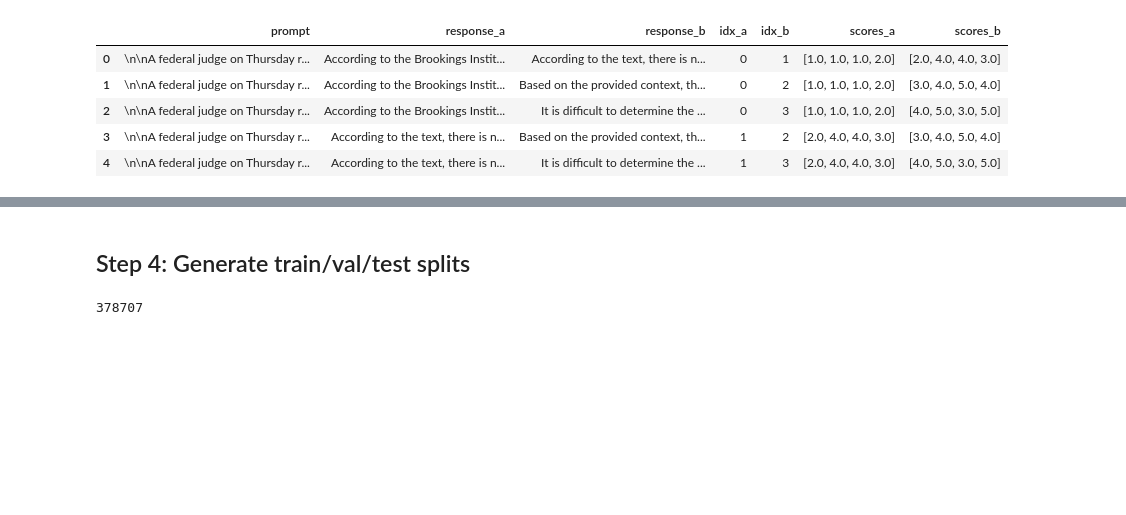
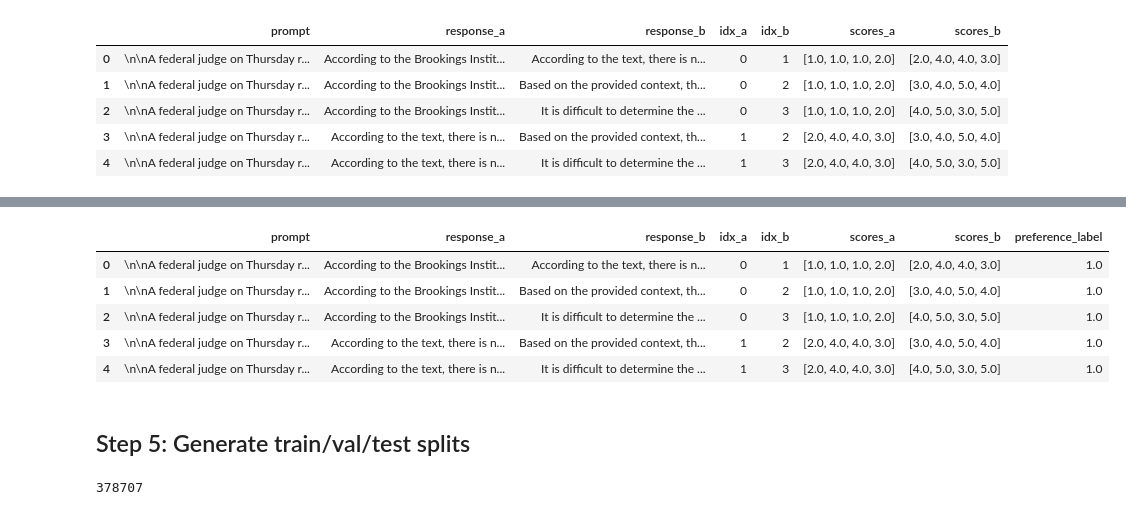
Before and after one commit to kasia-kobalczyk/cb-rm, a Jupyter notebook: src/data/get_uf_dataset.ipynb, the cells around one changed output, grey strips where cells are left out. Drawn from its saved outputs; the diff is of its cells as text; code cells hidden in the pictures; blank space fills up the shorter version.

```diff
--- a/src/data/get_uf_dataset.ipynb
+++ b/src/data/get_uf_dataset.ipynb
@@ -191,0 +172,4 @@ labels_ds.save_to_disk(f"{root}/datasets/ultrafeedback/labels/openbmb_average")
+# %%
+ds = load_from_disk(f"{root}/datasets/ultrafeedback/pairs")
+df = ds.to_pandas()
+df.head()
@@ -191,0 +183,31 @@ labels_ds.save_to_disk(f"{root}/datasets/ultrafeedback/labels/openbmb_average")
+# %%
+# Define rewards based on the sum of all 4 dimensions
+# If any of the scores are NaN, set this score to 3.0
+def reward(scores):
+    scores = np.where(
+        np.isnan(scores),
+        3.0,
+        scores
+    )
+    return scores.sum()
+
+def get_preference_label(reward_a, reward_b):
+    if reward_a > reward_b:
+        return 0
+    elif reward_a < reward_b:
+        return 1
+    else:
+        return 0.5 # soft labels applied to draws
+
+rewards_a = df['scores_a'].apply(reward)
+rewards_b = df['scores_b'].apply(reward)
+
+df['preference_label'] = list(map(get_preference_label, rewards_a, rewards_b))
+df.head()
+# %% [output]
+|  | prompt | response_a | response_b | idx_a | idx_b | scores_a | scores_b | preference_label |
+| 0 | \n\nA federal judge on Thursday r... | According to the Brookings Instit... | According to the text, there is n... | 0 | 1 | [1.0, 1.0, 1.0, 2.0] | [2.0, 4.0, 4.0, 3.0] | 1.0 |
+| 1 | \n\nA federal judge on Thursday r... | According to the Brookings Instit... | Based on the provided context, th... | 0 | 2 | [1.0, 1.0, 1.0, 2.0] | [3.0, 4.0, 5.0, 4.0] | 1.0 |
+| 2 | \n\nA federal judge on Thursday r... | According to the Brookings Instit... | It is difficult to determine the ... | 0 | 3 | [1.0, 1.0, 1.0, 2.0] | [4.0, 5.0, 3.0, 5.0] | 1.0 |
+| 3 | \n\nA federal judge on Thursday r... | According to the text, there is n... | Based on the provided context, th... | 1 | 2 | [2.0, 4.0, 4.0, 3.0] | [3.0, 4.0, 5.0, 4.0] | 1.0 |
+| 4 | \n\nA federal judge on Thursday r... | According to the text, there is n... | It is difficult to determine the ... | 1 | 3 | [2.0, 4.0, 4.0, 3.0] | [4.0, 5.0, 3.0, 5.0] | 1.0 |
@@ -192,5 +219,5 @@ labels_ds.save_to_disk(f"{root}/datasets/ultrafeedback/labels/openbmb_average")
 # %% [markdown]
-## Step 4: Generate train/val/test splits
+## Step 5: Generate train/val/test splits
 # %%
 pairs = load_from_disk(f"{root}/datasets/ultrafeedback/pairs")
 pairs_df = pairs.to_pandas()
```
Also changed, not shown: parts of 7 cells of this notebook, 5 other files.
